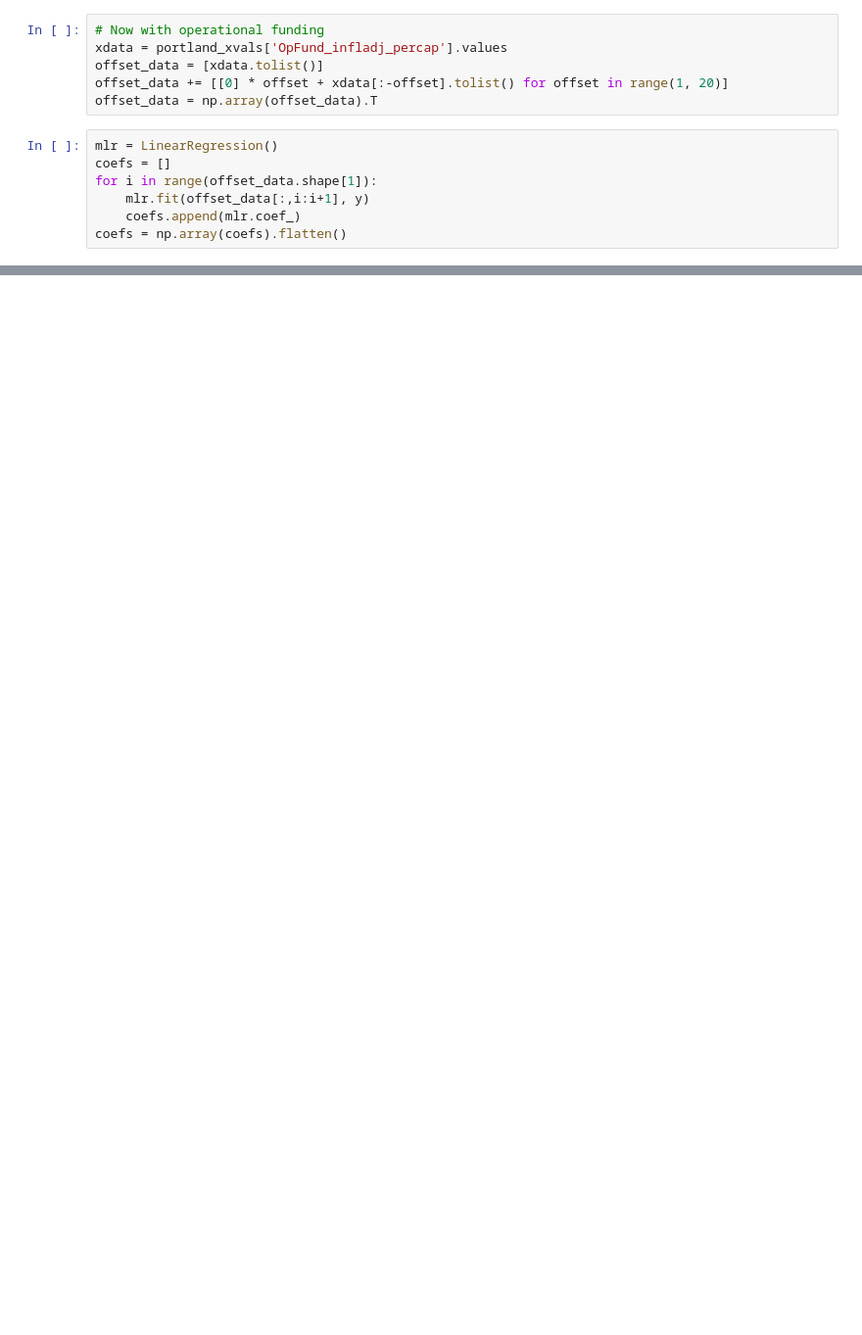
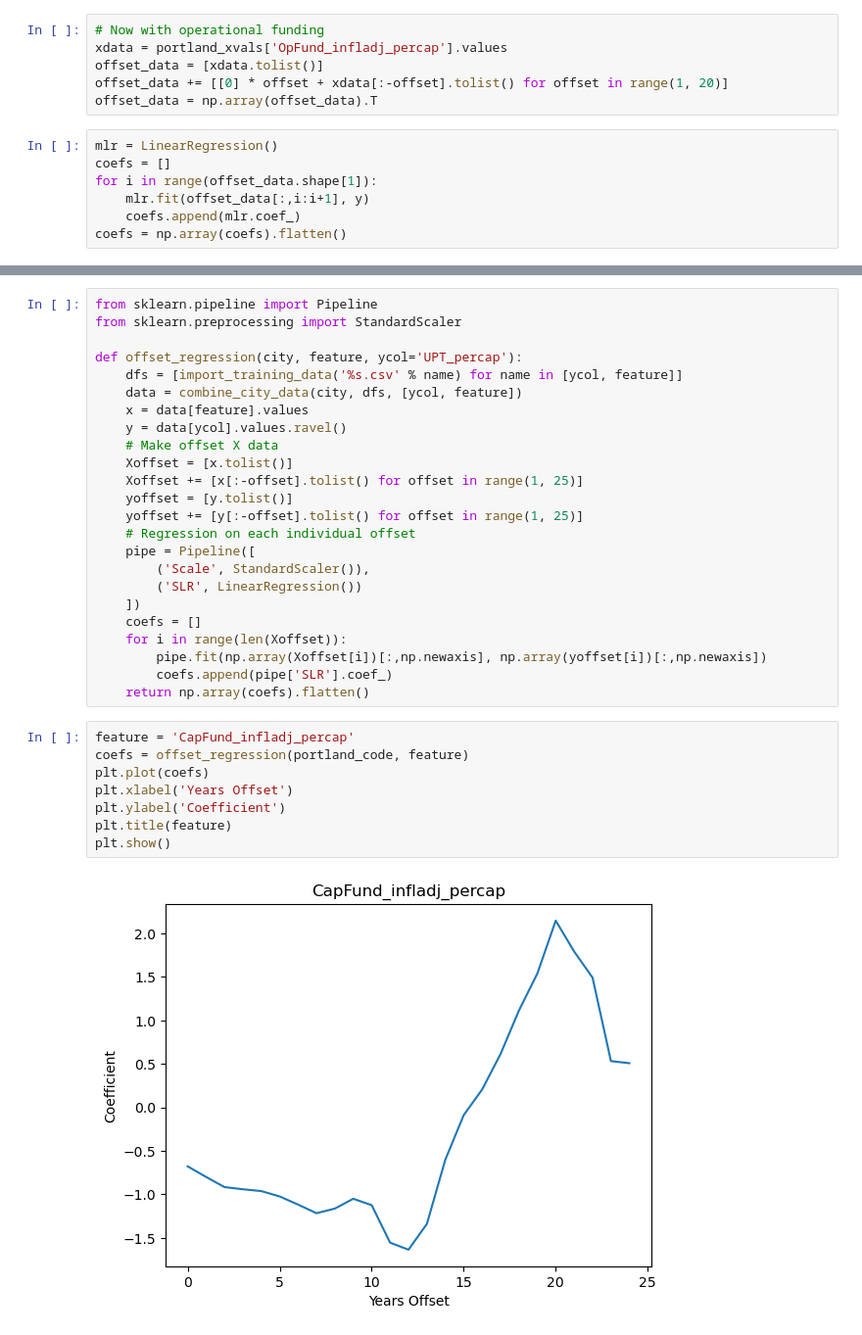
Before and after one commit to lodubay/transit-ridership, a Jupyter notebook: notebooks/time_series_LD.ipynb, the cells around one changed output, grey strips where cells are left out. Shown: that part at 98% size. Cells and saved outputs as stored; diff of their text form; blank space fills up the shorter version.

```diff
--- a/notebooks/time_series_LD.ipynb
+++ b/notebooks/time_series_LD.ipynb
@@ -468,0 +469,34 @@ plt.show()
+# %%
+from sklearn.pipeline import Pipeline
+from sklearn.preprocessing import StandardScaler
+
+def offset_regression(city, feature, ycol='UPT_percap'):
+    dfs = [import_training_data('%s.csv' % name) for name in [ycol, feature]]
+    data = combine_city_data(city, dfs, [ycol, feature])
+    x = data[feature].values
+    y = data[ycol].values.ravel()
+    # Make offset X data
+    Xoffset = [x.tolist()]
+    Xoffset += [x[:-offset].tolist() for offset in range(1, 25)]
+    yoffset = [y.tolist()]
+    yoffset += [y[:-offset].tolist() for offset in range(1, 25)]
+    # Regression on each individual offset
+    pipe = Pipeline([
+        ('Scale', StandardScaler()),
+        ('SLR', LinearRegression())
+    ])
+    coefs = []
+    for i in range(len(Xoffset)):
+        pipe.fit(np.array(Xoffset[i])[:,np.newaxis], np.array(yoffset[i])[:,np.newaxis])
+        coefs.append(pipe['SLR'].coef_)
+    return np.array(coefs).flatten()
+# %%
+feature = 'CapFund_infladj_percap'
+coefs = offset_regression(portland_code, feature)
+plt.plot(coefs)
+plt.xlabel('Years Offset')
+plt.ylabel('Coefficient')
+plt.title(feature)
+plt.show()
+# %% [output]
+[figure, added]
```
Also changed, not shown: parts of 4 cells of this notebook, 5 other files.
